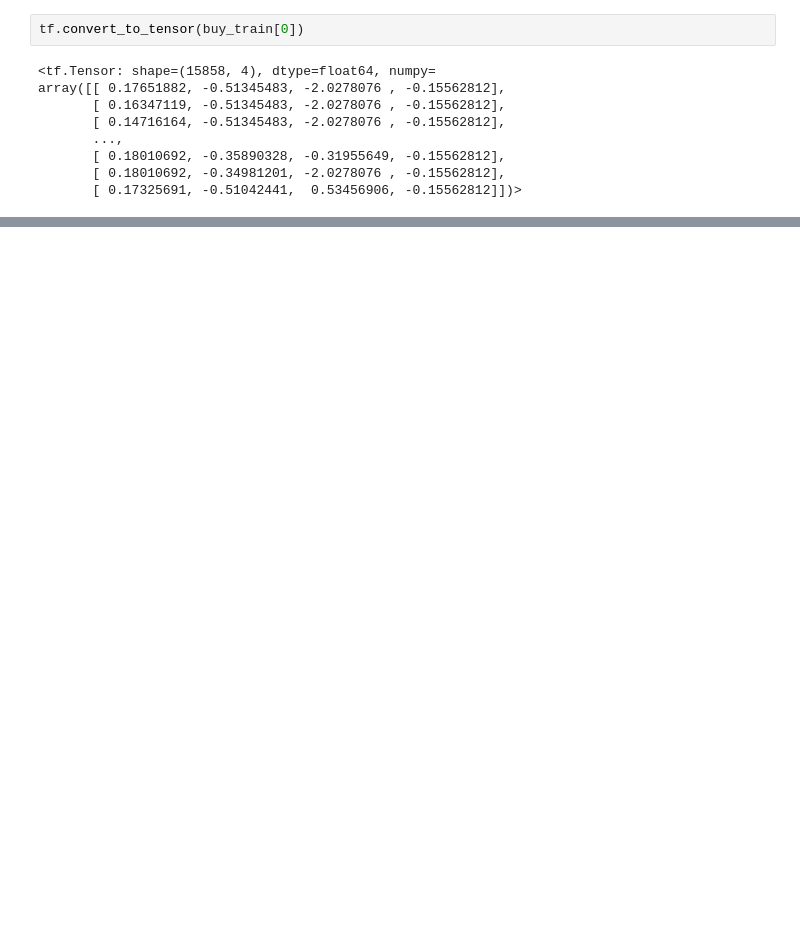
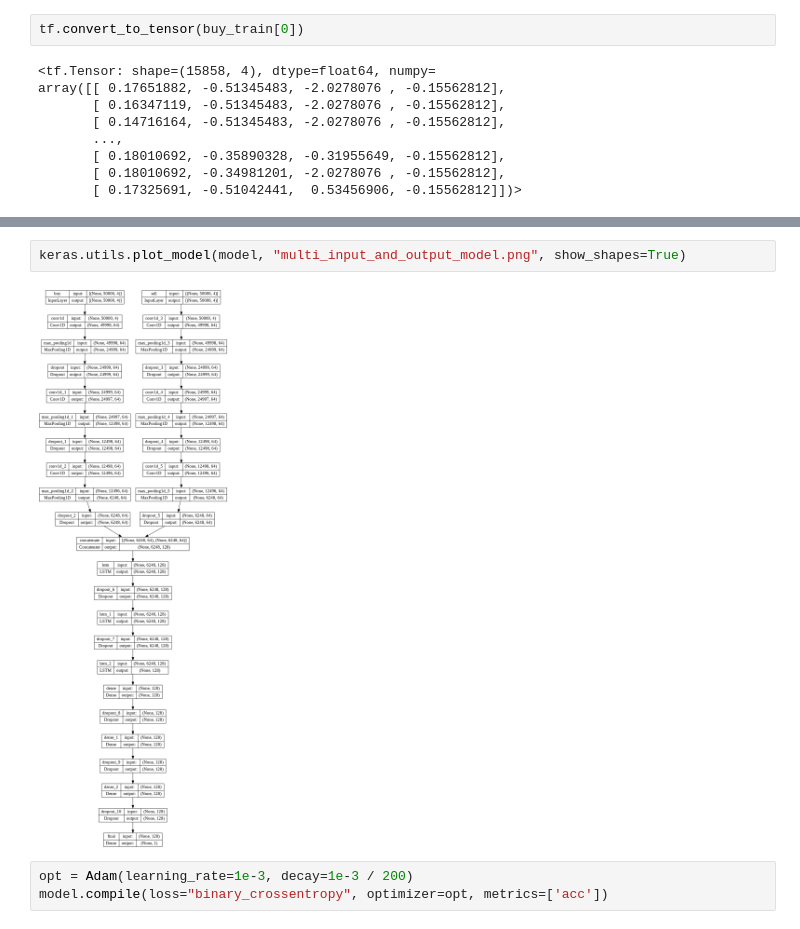
Before and after one commit to prakhar-chaurasiya/final_project_nism, a Jupyter notebook: combined.ipynb, the cells around one changed output, grey strips where cells are left out. Drawn from its saved outputs; the diff is of its cells as text; blank space fills up the shorter version.

```diff
--- a/combined.ipynb
+++ b/combined.ipynb
@@ -474,0 +542,7 @@ array([[ 0.17651882, -0.51345483, -2.0278076 , -0.15562812],
+# %%
+keras.utils.plot_model(model, "multi_input_and_output_model.png", show_shapes=True)
+# %% [output]
+[figure, added]
+# %%
+opt = Adam(learning_rate=1e-3, decay=1e-3 / 200)
+model.compile(loss="binary_crossentropy", optimizer=opt, metrics=['acc'])
```
Also changed, not shown: parts of 34 cells of this notebook.
